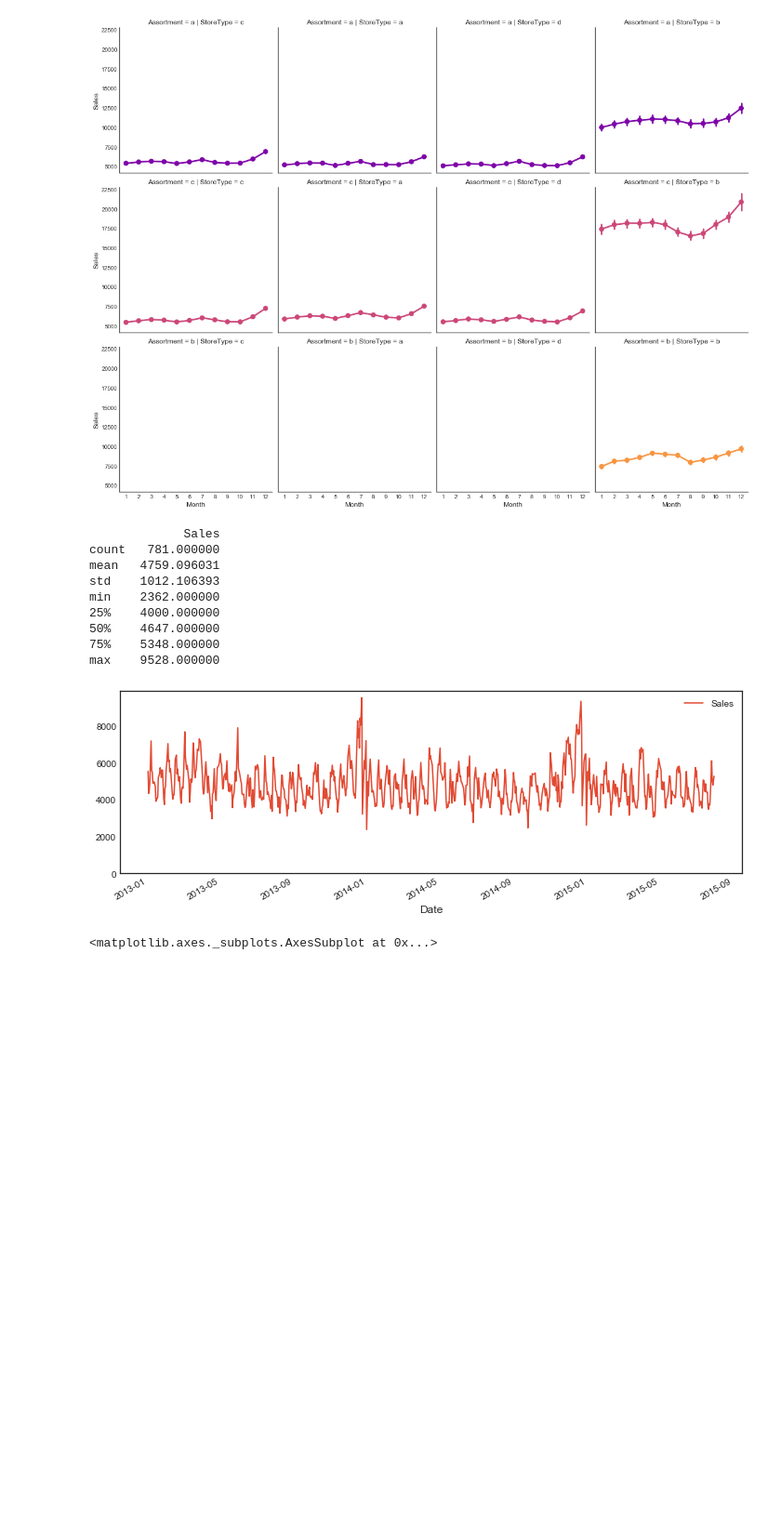
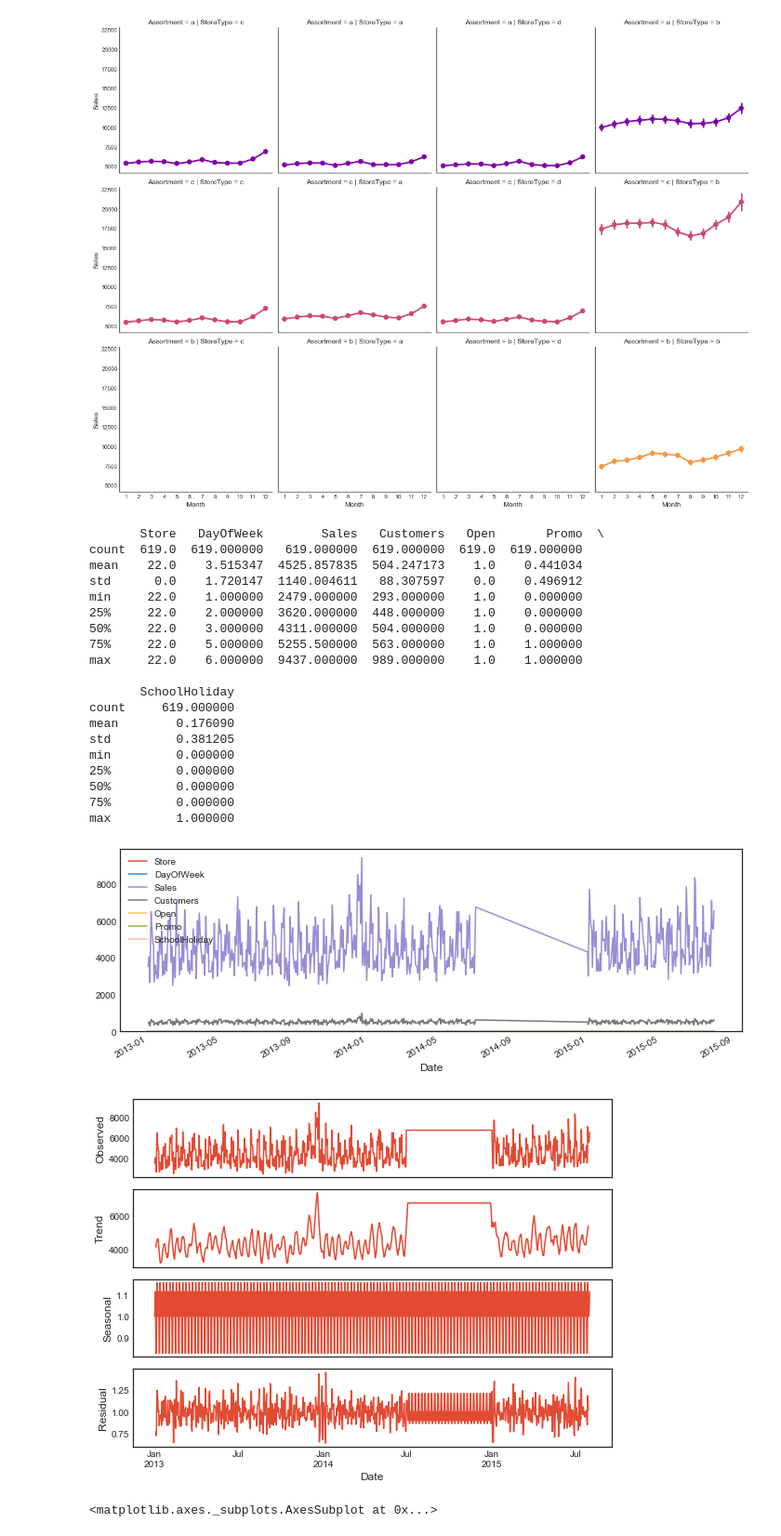
Before and after one commit to roysakura/MLND-projects, a Jupyter notebook: final_project/rossmann/Rossmann Forecast.ipynb, the cells around one changed output. Shown at 93% size. Drawn from its saved outputs; the diff is of its cells as text; code cells hidden in the pictures; blank space fills up the shorter version.

```diff
--- a/final_project/rossmann/Rossmann Forecast.ipynb
+++ b/final_project/rossmann/Rossmann Forecast.ipynb
@@ -16,6 +16,7 @@ from sklearn.linear_model import LinearRegression
 from sklearn.svm import SVC, LinearSVC,SVR
 from sklearn.metrics import r2_score
 import xgboost as xgb
+from xgboost import XGBRegressor
 
 # Preprocessing
 from sklearn.preprocessing import MinMaxScaler,PolynomialFeatures
@@ -45,8 +46,8 @@ pylab.rcParams[ 'figure.figsize' ] = 8 , 6
 
 #Load the data from csv
 store = pd.read_csv('./input/store.csv')
-train = pd.read_csv('./input/train.csv')
-test = pd.read_csv('./input/test.csv')
+train = pd.read_csv('./input/train.csv', parse_dates=["Date"],keep_date_col=True)
+test = pd.read_csv('./input/test.csv', parse_dates=["Date"],keep_date_col=True)
 
 #Data information Analysis including the data type and how many observations etc.
 display(store.info())
@@ -349,25 +405,45 @@ sns.factorplot(data = train_data, x = 'Month', y = "Sales",
 [figure]
 # %%
 _,ax = plt.subplots(figsize=(20,10))
-sales = train_data[(train_data['Sales']>0) & (train_data['Store']==1)][['Date','Sales']]
+sales = train[(train['Sales']>0) & (train['Store']==22)]
 print sales.describe()
-sales = sales.sort_index(ascending = False)
-sales['Date'] = pd.DatetimeIndex(sales['Date'])
-sales['Date'] = pd.to_datetime(sales['Date'])
-sales.set_index('Date').plot(figsize = (12, 4),ax=ax)
+sales = sales.sort_index(ascending = True)
+#sales['Date'] = pd.DatetimeIndex(sales['Date'])
+#sales['Date'] = pd.to_datetime(sales['Date'])
+sales.plot(figsize = (12, 4),ax=ax)
 ax.set_ylim(0,)
 plt.show()
+
+#sales = sales.drop(['Date'],axis=1)
+
+sales = sales['Sales'].asfreq('d',method='pad')
+
+from statsmodels.tsa.seasonal import seasonal_decompose
+result = seasonal_decompose(sales, model='multiplicative')
+result.plot()
+plt.show()
 # %% [output]
-             Sales
-count   781.000000
-mean   4759.096031
-std    1012.106393
-min    2362.000000
-25%    4000.000000
-50%    4647.000000
-75%    5348.000000
-max    9528.000000
+       Store   DayOfWeek        Sales   Customers   Open       Promo  \
+count  619.0  619.000000   619.000000  619.000000  619.0  619.000000
+mean    22.0    3.515347  4525.857835  504.247173    1.0    0.441034
+std      0.0    1.720147  1140.004611   88.307597    0.0    0.496912
+min     22.0    1.000000  2479.000000  293.000000    1.0    0.000000
+25%     22.0    2.000000  3620.000000  448.000000    1.0    0.000000
+50%     22.0    3.000000  4311.000000  504.000000    1.0    0.000000
+75%     22.0    5.000000  5255.500000  563.000000    1.0    1.000000
+max     22.0    6.000000  9437.000000  989.000000    1.0    1.000000
+
+       SchoolHoliday
+count     619.000000
+mean        0.176090
+std         0.381205
+min         0.000000
+25%         0.000000
+50%         0.000000
+75%         0.000000
+max         1.000000
-[figure, old version]
+[figure, new version]
+[figure, added]
 # %%
 _,ax = plt.subplots(figsize=(10,10))
 sns.distplot(np.log1p(sales['Sales']),ax=ax)
```
Also changed, not shown: parts of 11 cells of this notebook, 1 other file.
